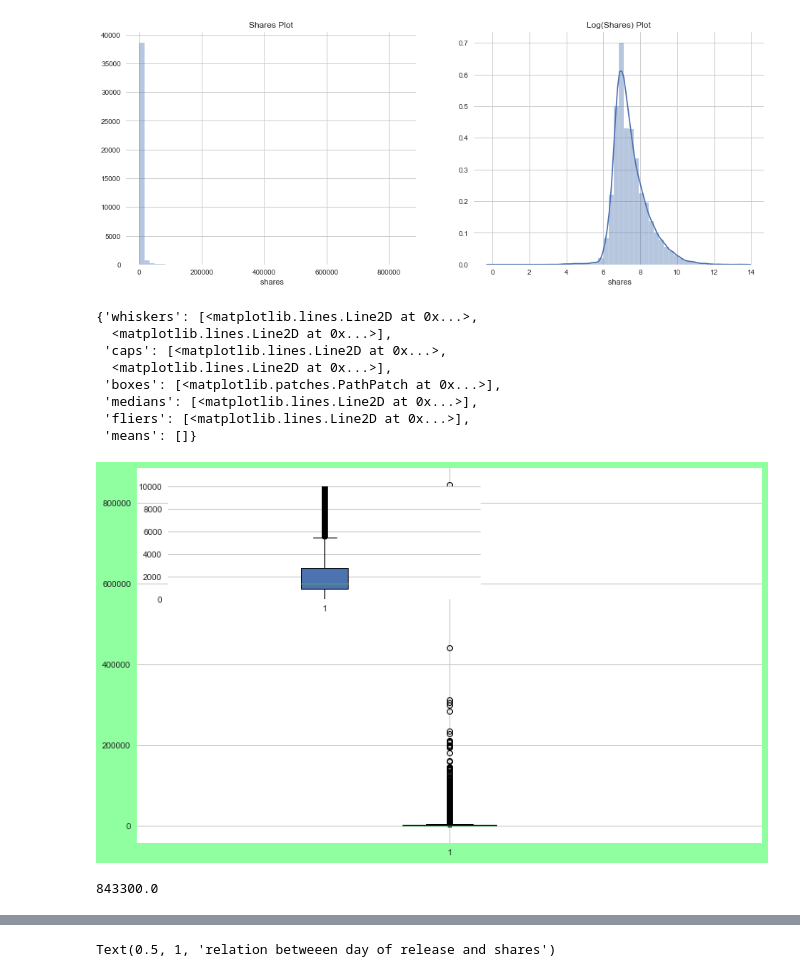
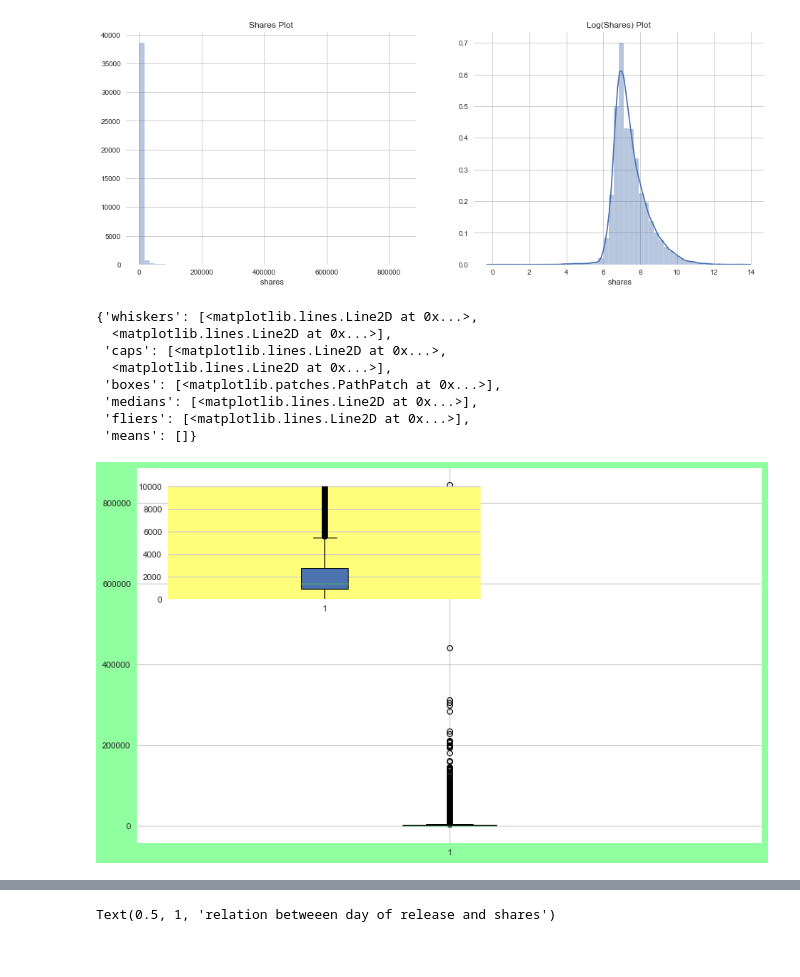
Before and after one commit to sam12321/Online-Article-Analysis, a Jupyter notebook: Edugrad Live Project.ipynb, the cells around one changed output, grey strips where cells are left out. Drawn from its saved outputs; the diff is of its cells as text; code cells hidden in the pictures.

```diff
--- a/Edugrad Live Project.ipynb
+++ b/Edugrad Live Project.ipynb
@@ -180,24 +180,21 @@ plt.show()
 # %%
 fig =  plt.figure(figsize=(10,6))
 fig.patch.set_facecolor('xkcd:mint green')
 ax1 = fig.add_axes([0,0,1,1])
 ax2 = fig.add_axes([0.05,0.65,0.5,0.3])
+ax2.set_facecolor('xkcd:light yellow')
 ax1.boxplot(dat[' shares'],patch_artist=True)
 plt.ylim(0,10000)
 ax2.boxplot(dat[' shares'],patch_artist=True)
 
 #plt.plot(dat[' shares'],kind='box')
 # %% [output]
 {'whiskers': [<matplotlib.lines.Line2D at 0x...>,
   <matplotlib.lines.Line2D at 0x...>],
  'caps': [<matplotlib.lines.Line2D at 0x...>,
   <matplotlib.lines.Line2D at 0x...>],
  'boxes': [<matplotlib.patches.PathPatch at 0x...>],
  'medians': [<matplotlib.lines.Line2D at 0x...>],
  'fliers': [<matplotlib.lines.Line2D at 0x...>],
  'means': []}
-[figure, old version]
+[figure, new version]
-# %%
-dat[' shares'].max()
-# %% [output]
-843300.0
```
Also changed, not shown: parts of 4 cells of this notebook.
